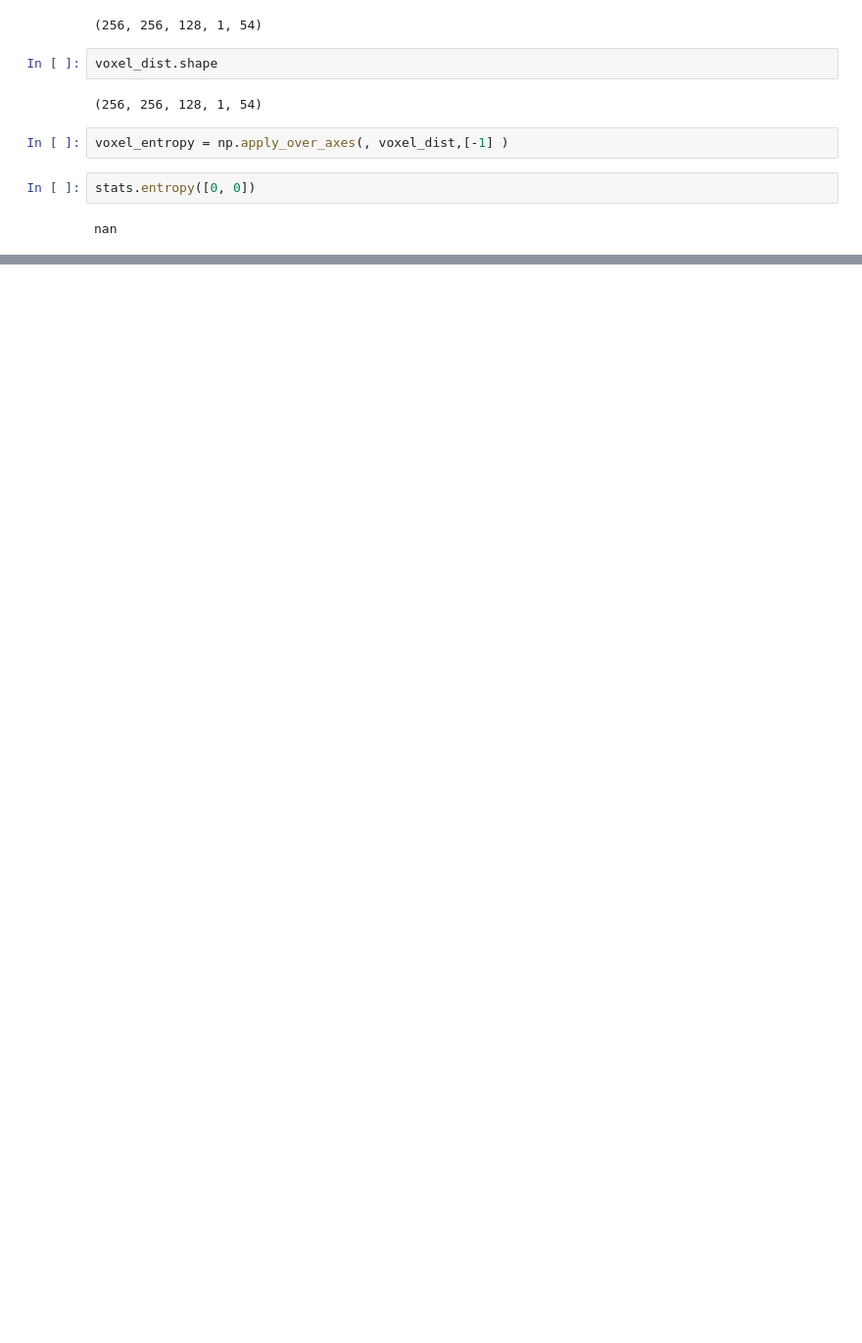
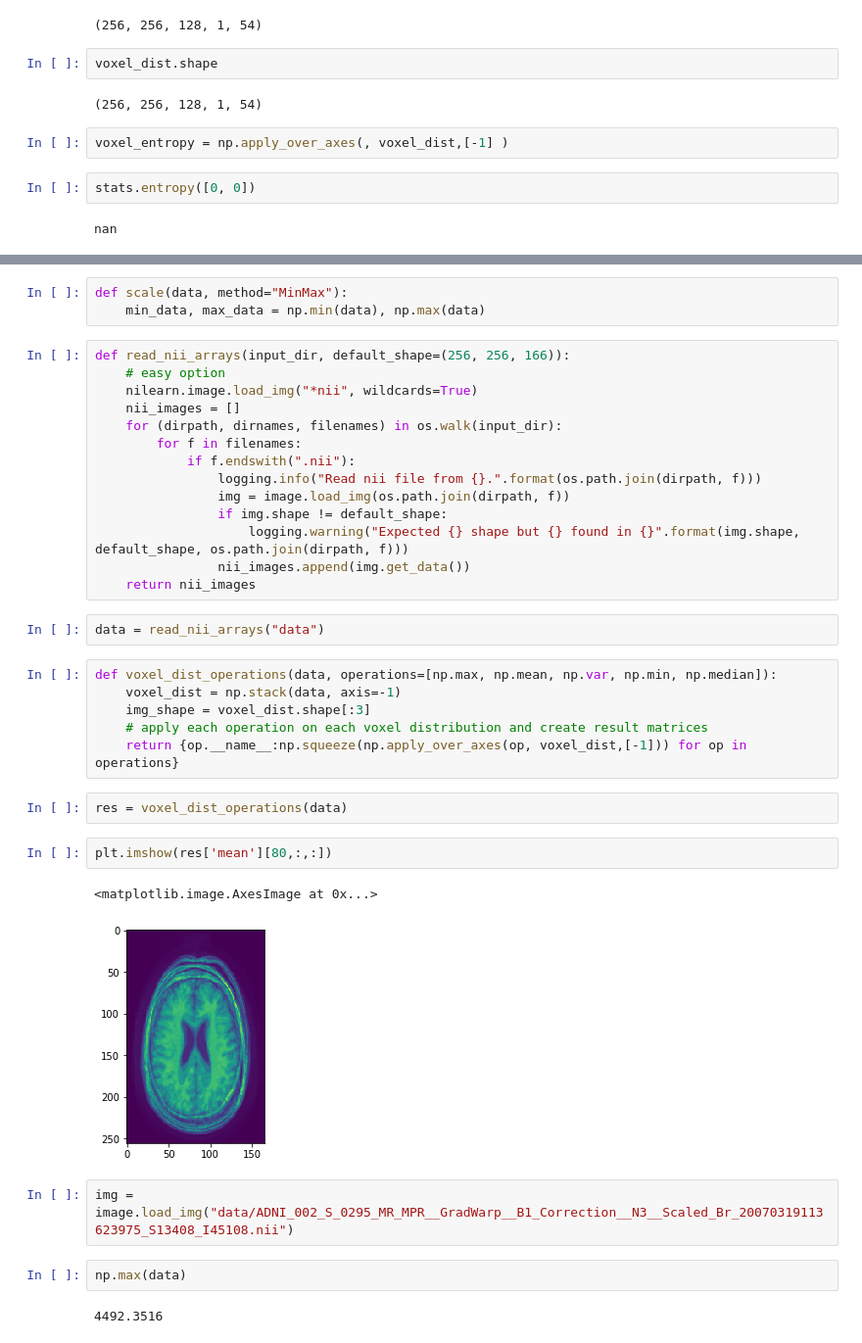
Before and after one commit to karellat/msc, a Jupyter notebook: HelloNeuron.ipynb, the cells around one changed output, grey strips where cells are left out. Shown at 98% size. Saved outputs shown, nothing was run; the diff lists cells and outputs as text; blank space fills up the shorter version.

```diff
--- a/HelloNeuron.ipynb
+++ b/HelloNeuron.ipynb
@@ -104,0 +103,38 @@ nan
+# %%
+def scale(data, method="MinMax"):
+    min_data, max_data = np.min(data), np.max(data)
+# %%
+def read_nii_arrays(input_dir, default_shape=(256, 256, 166)):
+    # easy option
+    nilearn.image.load_img("*nii", wildcards=True)
+    nii_images = []
+    for (dirpath, dirnames, filenames) in os.walk(input_dir):
+        for f in filenames:
+            if f.endswith(".nii"):
+                logging.info("Read nii file from {}.".format(os.path.join(dirpath, f)))
+                img = image.load_img(os.path.join(dirpath, f))
+                if img.shape != default_shape:
+                    logging.warning("Expected {} shape but {} found in {}".format(img.shape, default_shape, os.path.join(dirpath, f)))
+                nii_images.append(img.get_data())
+    return nii_images
+# %%
+data = read_nii_arrays("data")
+# %%
+def voxel_dist_operations(data, operations=[np.max, np.mean, np.var, np.min, np.median]):
+    voxel_dist = np.stack(data, axis=-1)
+    img_shape = voxel_dist.shape[:3]
+    # apply each operation on each voxel distribution and create result matrices
+    return {op.__name__:np.squeeze(np.apply_over_axes(op, voxel_dist,[-1])) for op in operations}
+# %%
+res = voxel_dist_operations(data)
+# %%
+plt.imshow(res['mean'][80,:,:])
+# %% [output]
+<matplotlib.image.AxesImage at 0x...>
+[figure, added]
+# %%
+img = image.load_img("data/ADNI_002_S_0295_MR_MPR__GradWarp__B1_Correction__N3__Scaled_Br_20070319113623975_S13408_I45108.nii")
+# %%
+np.max(data)
+# %% [output]
+4492.3516
```
Also changed, not shown: parts of 20 cells of this notebook, 1 other file.
